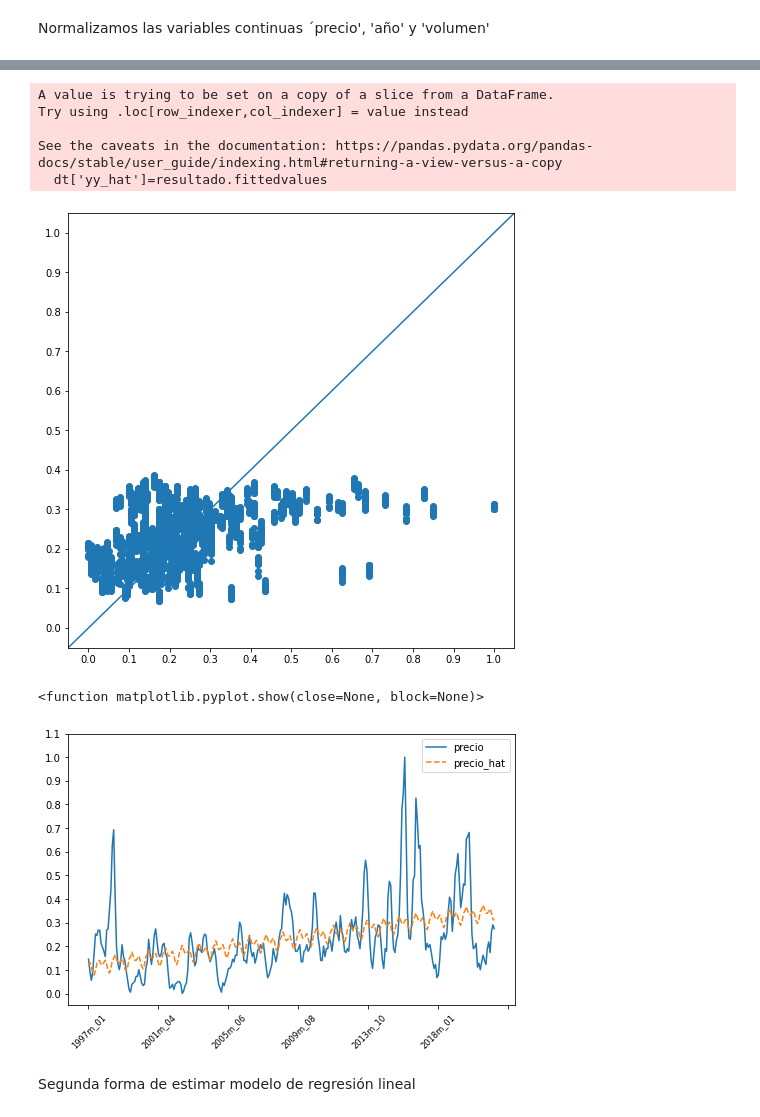
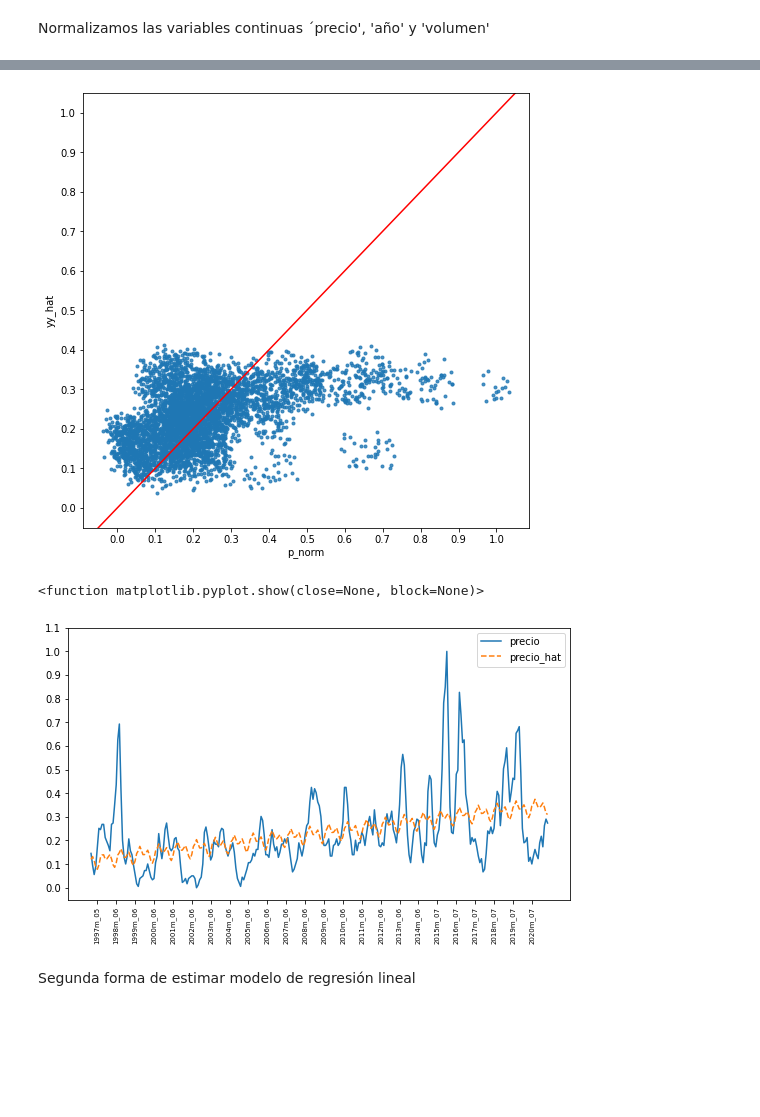
Before and after one commit to eduzegarra/grade_01, a Jupyter notebook: papa_lineal.ipynb, the cells around one changed output, grey strips where cells are left out. Drawn from its saved outputs; the diff is of its cells as text; code cells hidden in the pictures; blank space fills up the shorter version.

```diff
--- a/papa_lineal.ipynb
+++ b/papa_lineal.ipynb
@@ -69,33 +88,27 @@ Notes:
 # %%
-dt['yy_hat']=resultado.fittedvalues
-
 fig=plt.figure(figsize=(8,8))
 ax=fig.add_subplot(1,1,1)
-plt.axline([0, 0], [1, 1])
-plt.scatter(dt.p_norm,dt.yy_hat)
+plt.axline([0, 0], [1, 1], color='red')
+sbn.regplot(data=dt, x='p_norm', y='yy_hat', fit_reg=False, marker='.', x_jitter=.04, y_jitter=.04)
 ll=np.arange(0,1.1,.1)
 plt.xticks(ticks=ll)
 plt.yticks(ticks=ll)
 fig.show()
 # %% [output]
-A value is trying to be set on a copy of a slice from a DataFrame.
-Try using .loc[row_indexer,col_indexer] = value instead
-
-See the caveats in the documentation: https://pandas.pydata.org/pandas-docs/stable/user_guide/indexing.html#returning-a-view-versus-a-copy
-  dt['yy_hat']=resultado.fittedvalues
-[figure, old version]
+[figure, new version]
 # %%
-plt.figure(figsize=(8,5))
+plt.figure(figsize=(9,5))
 dt.groupby('ym')['p_norm'].mean().plot(label='precio')
 dt.groupby('ym')['yy_hat'].mean().plot(label='precio_hat', linestyle='--')
-plt.xticks(rotation=45, fontsize='small')
+dd=list(dt.groupby('ym')['p_norm'].mean().index)
+plt.xticks(np.arange(4,len(dd)+1,12),dd[4::12],rotation=90, fontsize='x-small')
 plt.yticks(np.arange(0,1.2,.1))
 plt.xlabel('')
 plt.legend()
 plt.show
 # %% [output]
 <function matplotlib.pyplot.show(close=None, block=None)>
-[figure, old version]
+[figure, new version]
 # %% [markdown]
 Segunda forma de estimar modelo de regresión lineal
 # %%
```
Also changed, not shown: parts of 6 cells of this notebook.
